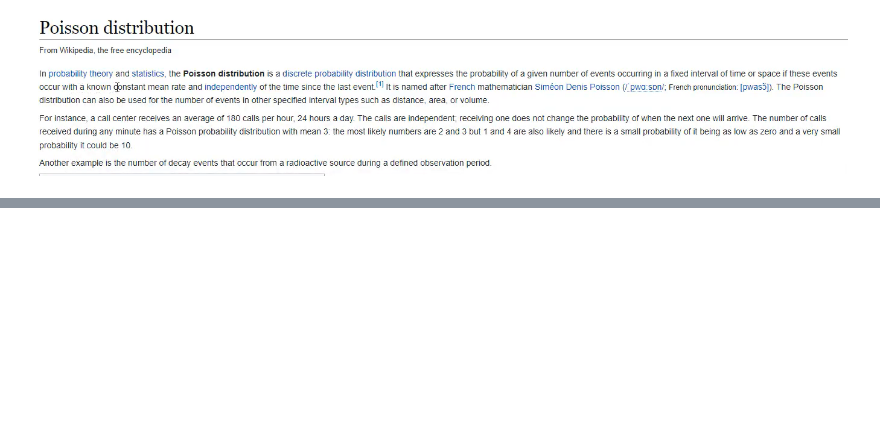
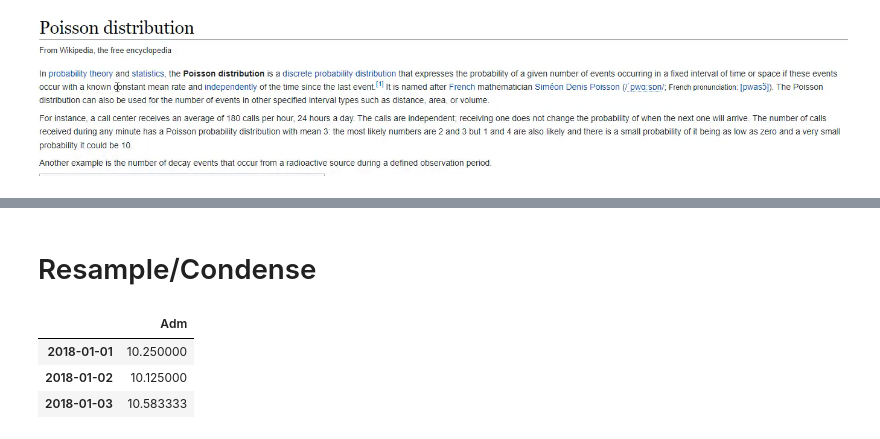
Before and after one commit to horgano/ProgDataAnalysis, a Jupyter notebook: TimeSeries/Simulate_Synthesize_TimeSeries.ipynb, the cells around one changed output, grey strips where cells are left out. Cells and saved outputs as stored; diff of their text form; code cells hidden in the pictures; blank space fills up the shorter version.

```diff
--- a/TimeSeries/Simulate_Synthesize_TimeSeries.ipynb
+++ b/TimeSeries/Simulate_Synthesize_TimeSeries.ipynb
@@ -100,0 +181,9 @@ ts
+# %% [markdown]
+# Resample/Condense
+# %%
+ts.resample("D").mean()    # runs avg per day in df
+# %% [output]
+|  | Adm |
+| 2018-01-01 | 10.250000 |
+| 2018-01-02 | 10.125000 |
+| 2018-01-03 | 10.583333 |
```
Also changed, not shown: parts of 16 cells of this notebook.
